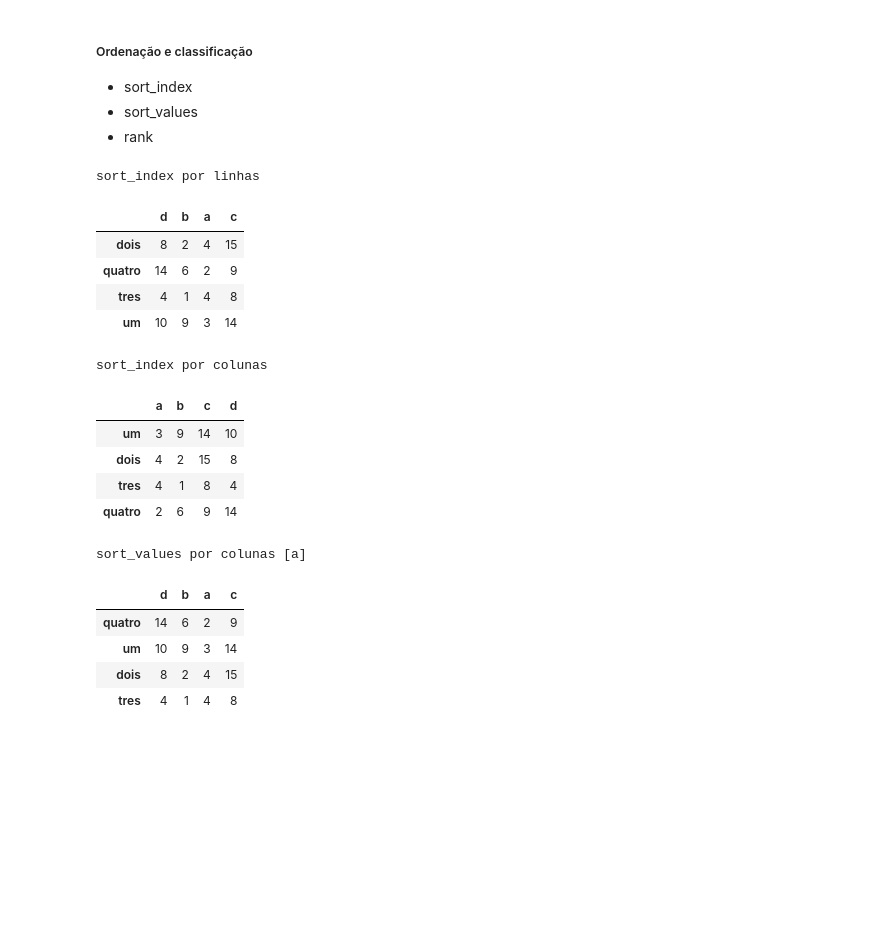
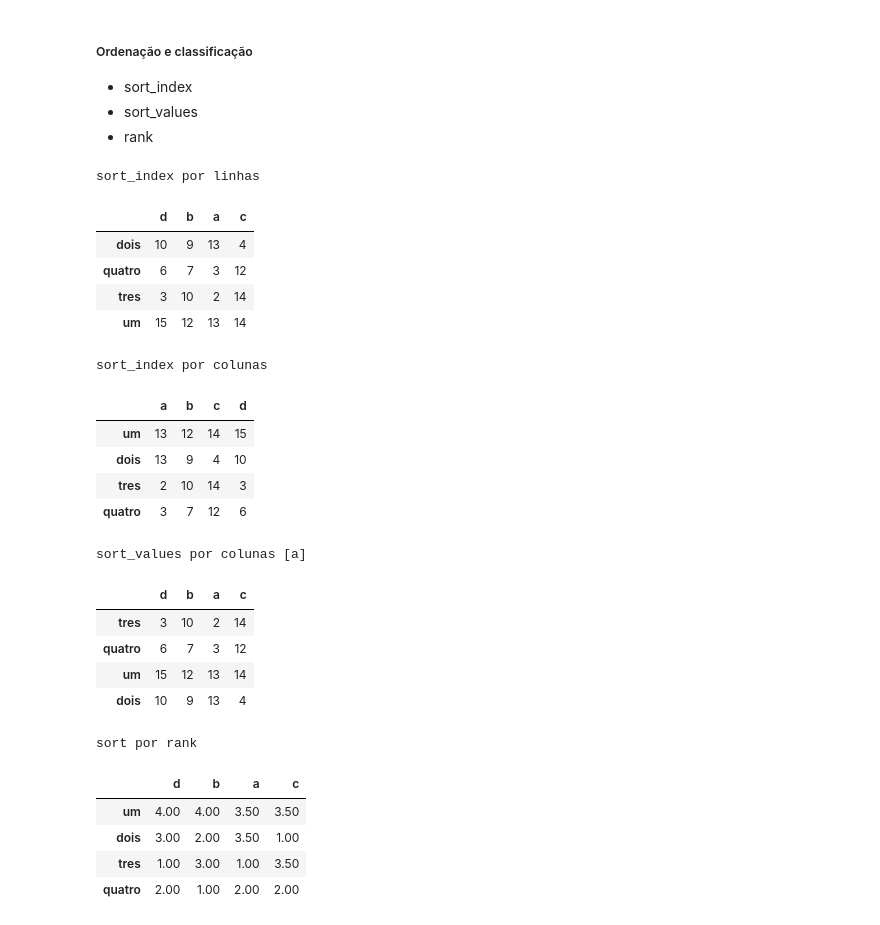
Before and after one commit to paulosilvapinheiro/python, a Jupyter notebook: python para Analise de Dados/pandas/nb_pandas_introducao.ipynb, the cells around one changed output. Drawn from its saved outputs; the diff is of its cells as text; code cells hidden in the pictures; blank space fills up the shorter version.

```diff
--- a/python para Analise de Dados/pandas/nb_pandas_estudo.ipynb
+++ b/python para Analise de Dados/pandas/nb_pandas_introducao.ipynb
@@ -613,34 +619,43 @@ dtype: int64
 # %%
 obj = pd.DataFrame(np.random.randint(1,16, size=(4,4)),
                     index=['um', 'dois', 'tres', 'quatro'],
                     columns=['d', 'b', 'a', 'c'])
 
 # ORDENAÇÃO POR INDICE
 display(obj.sort_index().style.set_caption("sort_index por linhas"))
 
 display(obj.sort_index(axis="columns").style.set_caption("sort_index por colunas"))
 
 # ORDENAÇÃO POR VALUE
 display(obj.sort_values(by=['a']).style.set_caption("sort_values por colunas [a]"))
 
 # ORDENAÇÃO POR RANK
-display(obj.sort_values(by=['a']).style.set_caption("sort_values por colunas [a]"))
+def formatFloat(x):
+    return f"{x:.2f}"
+
+display(obj.rank().map(formatFloat).style.set_caption("sort por rank"))
 # %% [output]
 sort_index por linhas
 |  | d | b | a | c |
-| dois | 8 | 2 | 4 | 15 |
-| quatro | 14 | 6 | 2 | 9 |
-| tres | 4 | 1 | 4 | 8 |
-| um | 10 | 9 | 3 | 14 |
+| dois | 10 | 9 | 13 | 4 |
+| quatro | 6 | 7 | 3 | 12 |
+| tres | 3 | 10 | 2 | 14 |
+| um | 15 | 12 | 13 | 14 |
 sort_index por colunas
 |  | a | b | c | d |
-| um | 3 | 9 | 14 | 10 |
-| dois | 4 | 2 | 15 | 8 |
-| tres | 4 | 1 | 8 | 4 |
-| quatro | 2 | 6 | 9 | 14 |
+| um | 13 | 12 | 14 | 15 |
+| dois | 13 | 9 | 4 | 10 |
+| tres | 2 | 10 | 14 | 3 |
+| quatro | 3 | 7 | 12 | 6 |
 sort_values por colunas [a]
 |  | d | b | a | c |
-| quatro | 14 | 6 | 2 | 9 |
-| um | 10 | 9 | 3 | 14 |
-| dois | 8 | 2 | 4 | 15 |
-| tres | 4 | 1 | 4 | 8 |
+| tres | 3 | 10 | 2 | 14 |
+| quatro | 6 | 7 | 3 | 12 |
+| um | 15 | 12 | 13 | 14 |
+| dois | 10 | 9 | 13 | 4 |
+sort por rank
+|  | d | b | a | c |
+| um | 4.00 | 4.00 | 3.50 | 3.50 |
+| dois | 3.00 | 2.00 | 3.50 | 1.00 |
+| tres | 1.00 | 3.00 | 1.00 | 3.50 |
+| quatro | 2.00 | 1.00 | 2.00 | 2.00 |
```
Also changed, not shown: parts of 4 cells of this notebook, 1 other file.
